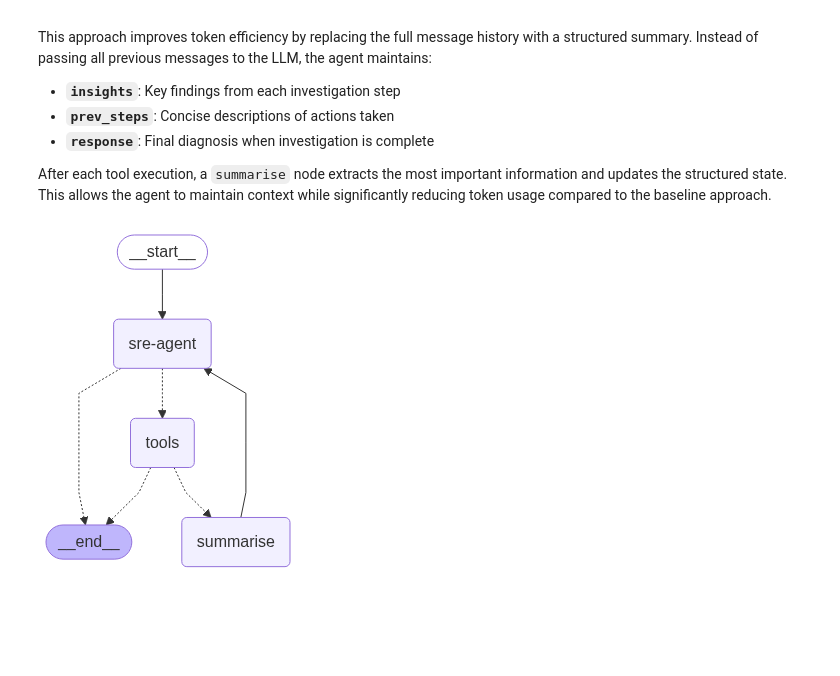
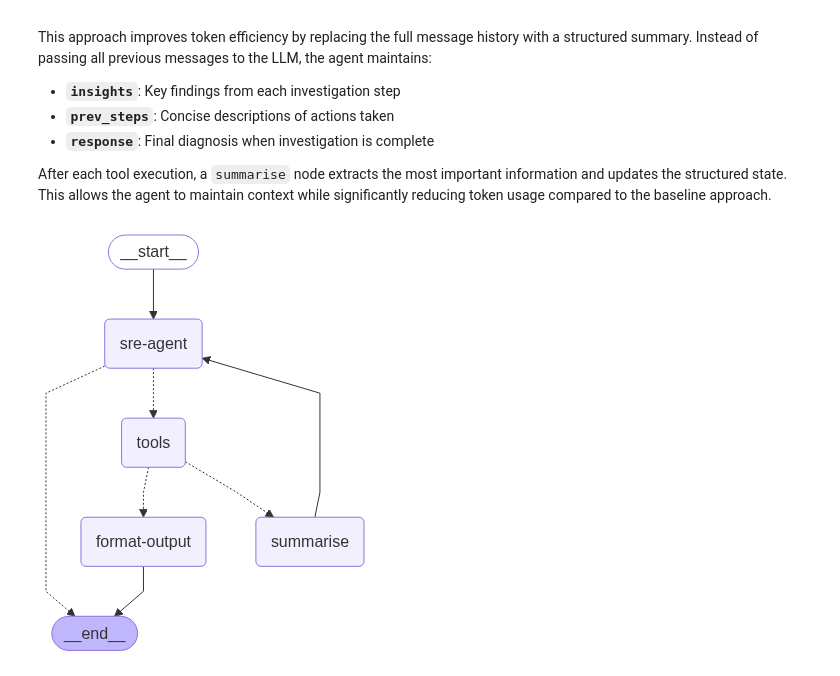
Before and after one commit to martinimarcello00/SRE-agent, a Jupyter notebook: SRE-ReAct-agent.ipynb, the cells around one changed output. Cells and saved outputs as stored; diff of their text form; code cells hidden in the pictures; blank space fills up the shorter version.

Commit message:
Refactor format_list into. strings and add formatted output using format-output node

```diff
--- a/SRE-ReAct-agent.ipynb
+++ b/SRE-ReAct-agent.ipynb
@@ -472,9 +472,11 @@ import operator
 
 class SREAgentState(TypedDict):
     messages: Annotated[list[AnyMessage], add_messages]
+    app_summary: str
     insights: Annotated[list[str], operator.add]
     prev_steps: Annotated[list[str], operator.add]
     response: str
+    final_output: str
 # %%
 sre_agent_prompt = """
     You are an expert DevOps engineer who has been tasked with detecting anomalies in a deployed service.
@@ -581,7 +589,7 @@ def submit_final_diagnosis(
     Returns:
         Command to update state and end workflow
     """
-    final_response = f"{diagnosis}\n\nReasoning: {reasoning}"
+    final_response = f"Diagnosis:\n{diagnosis}\n\nReasoning:\n{reasoning}"
 
     return Command(
         update={
@@ -593,7 +601,7 @@ def submit_final_diagnosis(
                 )
             ]
         },
-        goto="__end__" # End the loop cycle
+        goto="format-output" # End the loop cycle
     )
 
 # Append the tool for submission to the list of tools (MCP servers)
@@ -601,25 +609,38 @@ completion_tool = submit_final_diagnosis
 tools_with_completion = tools + [completion_tool]
 # %%
 async def sreAgent(state: SREAgentState):
-    if len(state["insights"]) > 0:
-        insights_str = "\n- ".join([""] + state["insights"])
-    else:
-        insights_str = "No insights yet"
 
-    if len(state["prev_steps"]) > 0:
-        prev_step_str = "\n- ".join([""] + state["prev_steps"])
-    else:
-        prev_step_str = "No previous steps yet"
+    insights_str = get_insights_str(state)
+    prev_step_str = get_prev_steps_str(state)
 
     prompt = HumanMessage(content=sre_agent_prompt.format(
         prev_steps=prev_step_str,
         insights=insights_str,
-        app_summary=app_summary
+        app_summary=state["app_summary"]
     ))
 
     # Use tools with completion (for the submission)
     llm_with_completion_tools = gpt5mini.bind_tools(tools_with_completion, parallel_tool_calls=False)
     return {"messages": [llm_with_completion_tools.invoke([prompt])]}
+# %%
+async def format_response(state: SREAgentState):
+
+    insights_str = get_insights_str(state)
+    prev_step_str = get_prev_steps_str(state)
+
+    message = "**Results of the analysis**\n\n"
+
+    message += "Steps performed:\n"
+    message += prev_step_str
+
+    message += "Insights gathered:\n"
+    message += insights_str
+
+    message += "\n\nFinal report\n"
+
+    message += state["response"]
+
+    return {"final_output" : message}
 # %%
 from langgraph.graph import START, END, StateGraph
 from langgraph.prebuilt import tools_condition, ToolNode
@@ -632,6 +653,7 @@ builder = StateGraph(SREAgentState)
 builder.add_node("sre-agent", sreAgent)
 builder.add_node("tools", ToolNode(tools_with_completion)) # Tool node is executing the tool called in the previous message
 builder.add_node("summarise", summarise) # Node to reduce the raw data into a schema
+builder.add_node("format-output", format_response)
 
 # Add edges
 builder.add_edge(START, "sre-agent")
@@ -639,36 +661,37 @@ builder.add_edge(START, "sre-agent")
 # Conditional edge from sre-agent
 builder.add_conditional_edges(
     "sre-agent",
     #Use in the conditional_edge to route to the ToolNode if the last message has tool calls. Otherwise, route to the end.
     tools_condition,
 )
 
 # After tools, decide whether to summarise or end
 def after_tools_condition(state: SREAgentState):
     # If response is filled, investigation is complete (end of the workflow)
     if state.get("response"):
-        return END
+        return "format-output"
     return "summarise"
 
 builder.add_conditional_edges(
     "tools",
     after_tools_condition,
     {
         "summarise": "summarise",
-        END: END
+        "format-output": "format-output"
     }
 )
 
 # After summarise, continue investigation (go to sre-agent)
 builder.add_edge("summarise", "sre-agent")
+builder.add_edge("format-output", END)
 
 # Compile the graph
 structured_graph = builder.compile()
 
 # Show the graph
 display(Image(structured_graph.get_graph(xray=True).draw_mermaid_png()))
 # %% [output]
-[figure, old version]
+[figure, new version]
 # %%
 import time
 
```
Also changed, not shown: parts of 11 cells of this notebook, 1 other file.
